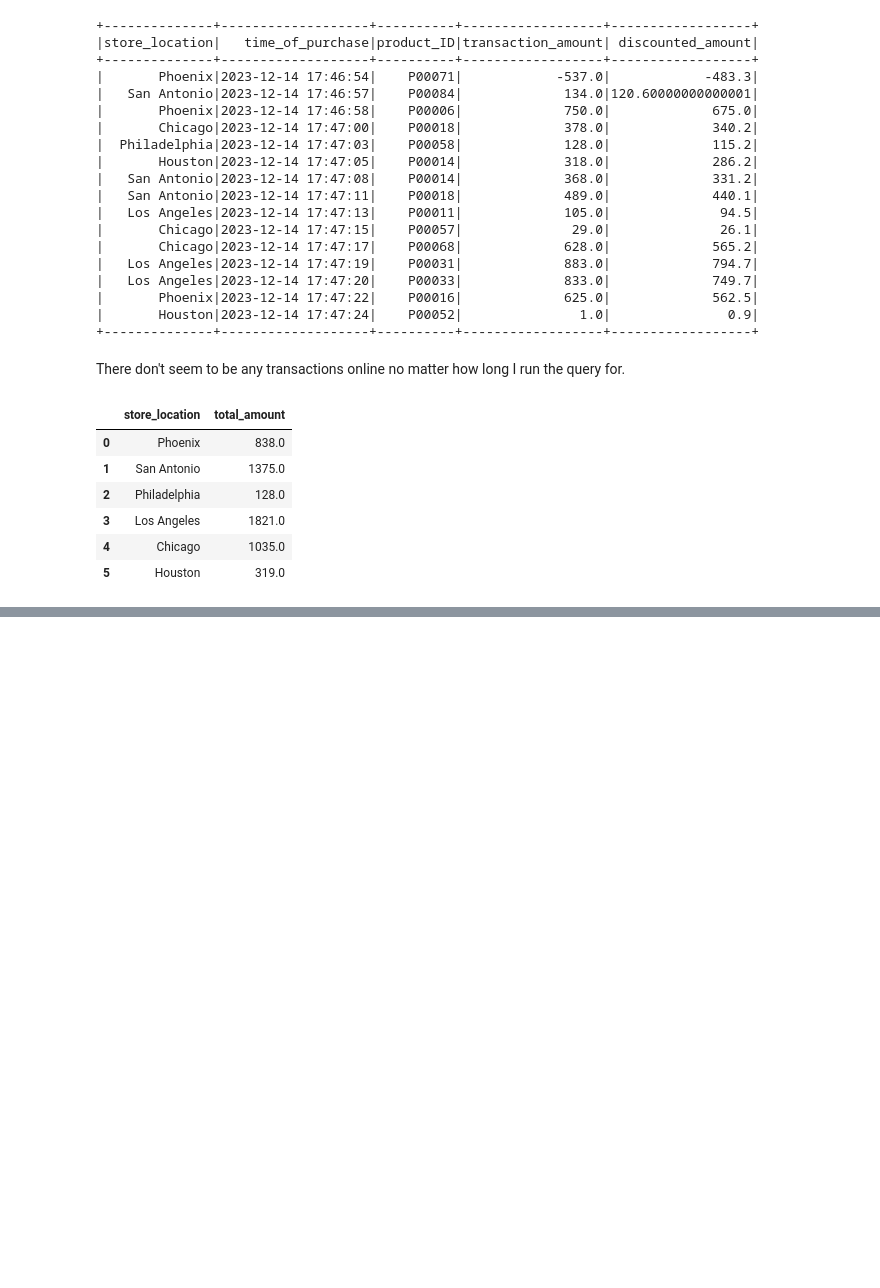
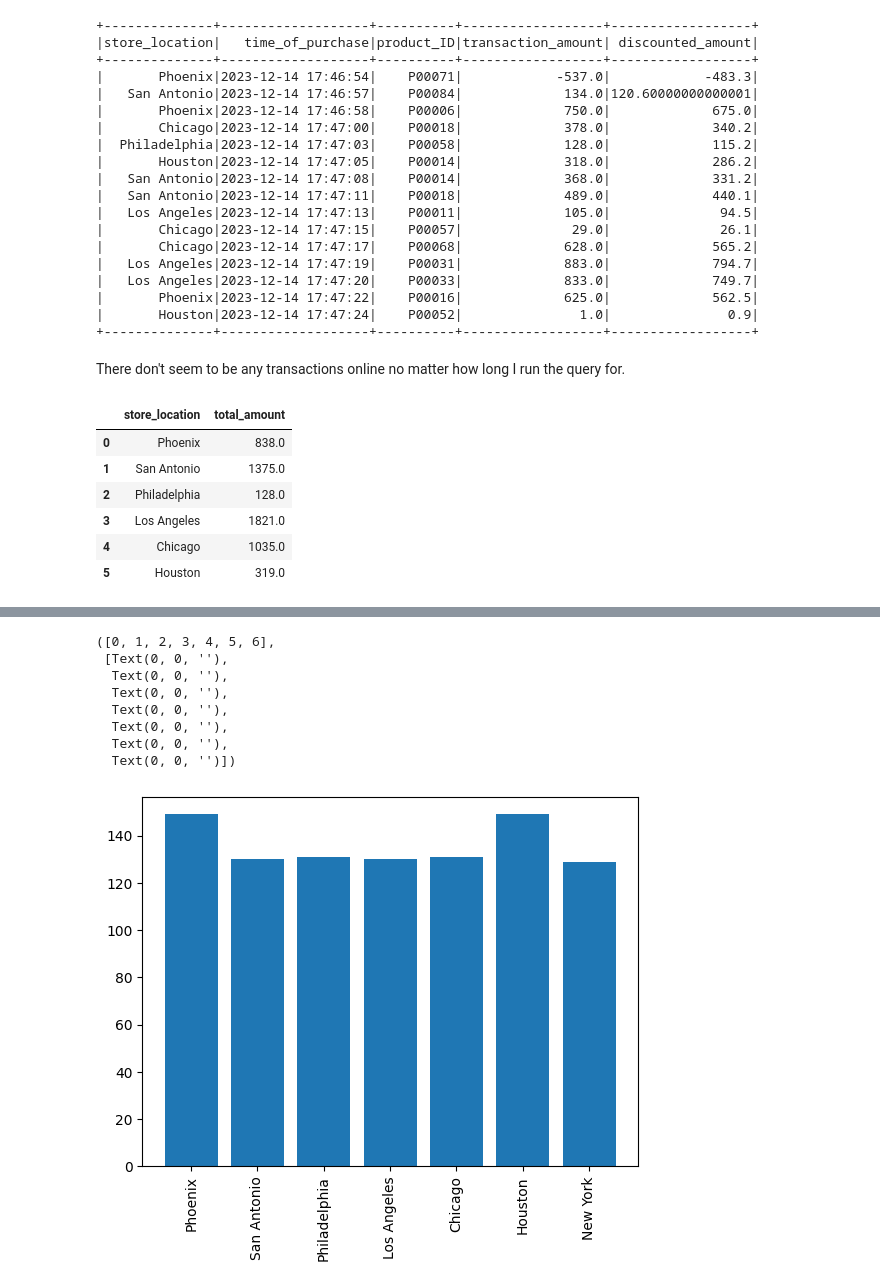
Before and after one commit to Hilary-Smith-98/stream-processing-template, a Jupyter notebook: retail_examples/notebook_pyspark_retail.ipynb, the cells around one changed output, grey strips where cells are left out. Cells and saved outputs as stored; diff of their text form; code cells hidden in the pictures; blank space fills up the shorter version.

```diff
--- a/retail_examples/notebook_pyspark_retail.ipynb
+++ b/retail_examples/notebook_pyspark_retail.ipynb
@@ -167,0 +175,4 @@ plt.bar(x=total_transactions_pd.store_location, height=total_transactions_pd.tot
+# %%
+total_transactions_per_store = transactions.groupBy('store_location').count().select('store_location', col('count').alias('transaction_count'))
+total_transactions_per_store_pd = total_transactions_per_store.toPandas()
+total_transactions_per_store_pd
@@ -167,0 +188,13 @@ plt.bar(x=total_transactions_pd.store_location, height=total_transactions_pd.tot
+# %%
+plt.bar(x=total_transactions_per_store_pd.store_location, height=total_transactions_per_store_pd.transaction_count)
+plt.xticks(rotation=90)
+# %% [output]
+([0, 1, 2, 3, 4, 5, 6],
+ [Text(0, 0, ''),
+  Text(0, 0, ''),
+  Text(0, 0, ''),
+  Text(0, 0, ''),
+  Text(0, 0, ''),
+  Text(0, 0, ''),
+  Text(0, 0, '')])
+[figure, added]
```
Also changed, not shown: parts of 3 cells of this notebook.
